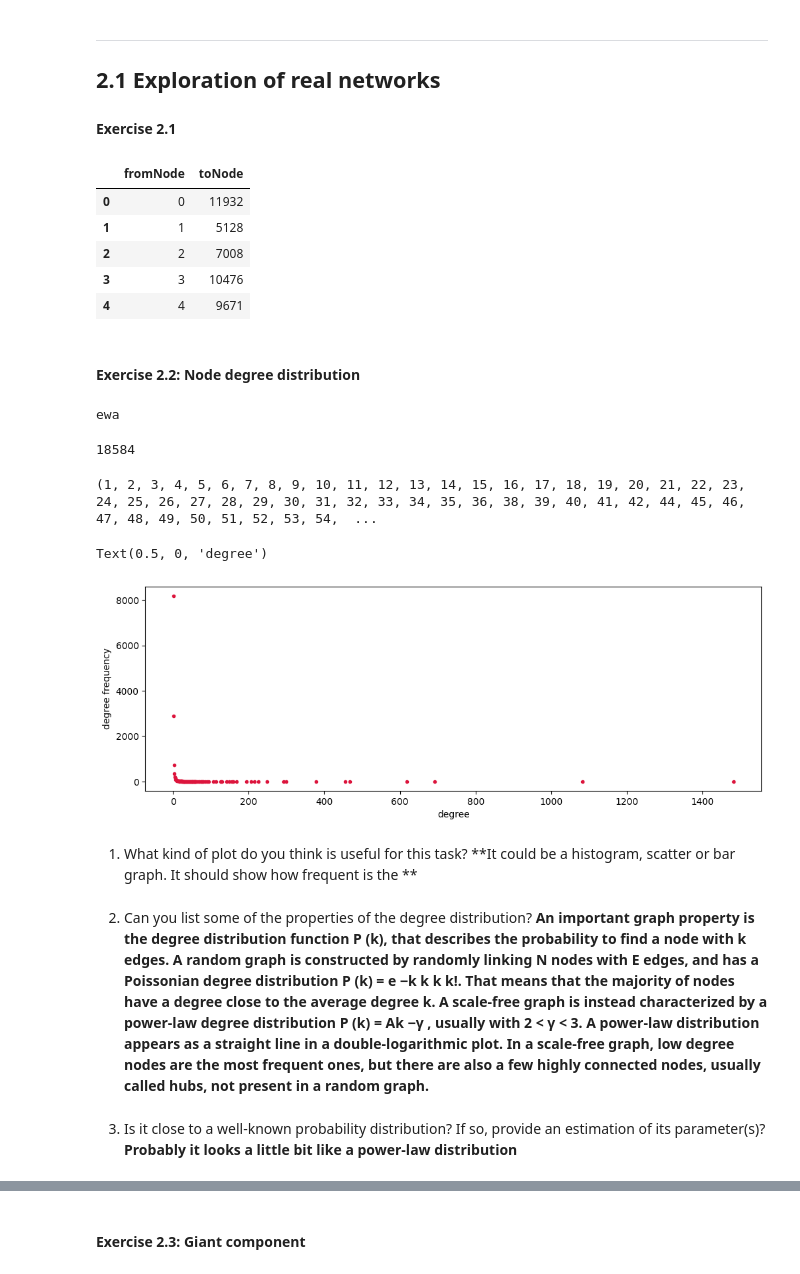
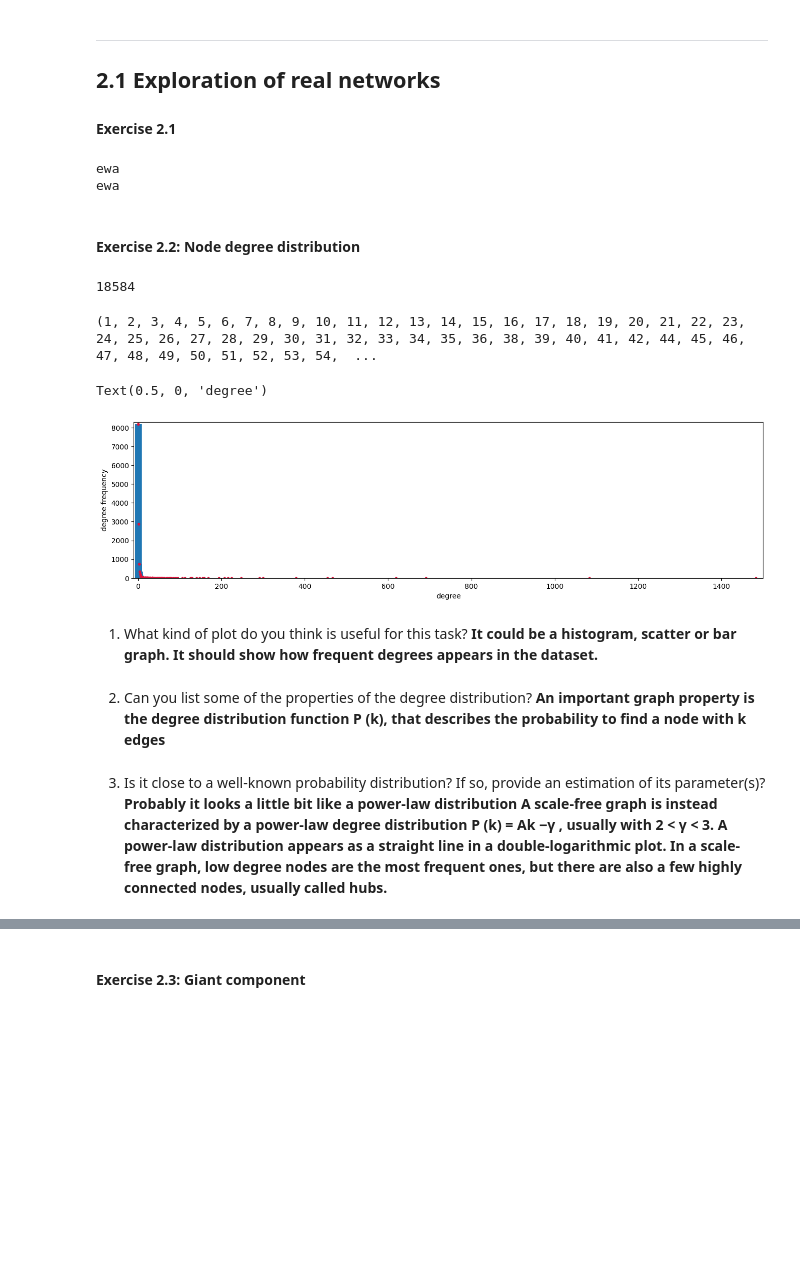
Before and after one commit to ewaMiazga/InternetAnalytics-2023, a Jupyter notebook: assignment/ix-lab2-notebook-part1.ipynb, the cells around one changed output, grey strips where cells are left out. Cells and saved outputs as stored; diff of their text form; code cells hidden in the pictures; blank space fills up the shorter version.

```diff
--- a/assignment/ix-lab2-notebook-part1.ipynb
+++ b/assignment/ix-lab2-notebook-part1.ipynb
@@ -27,26 +27,20 @@
 #### Exercise 2.1
 # %%
 import pandas as pd
-
+print("ewa")
 network1 = pd.read_csv('../data/network1.csv', comment = '#', header = None)
 network1.columns = ['fromNode', 'toNode']
 network1.head()
+print("ewa")
 # %% [output]
-|  | fromNode | toNode |
-| 0 | 0 | 11932 |
-| 1 | 1 | 5128 |
-| 2 | 2 | 7008 |
-| 3 | 3 | 10476 |
-| 4 | 4 | 9671 |
+ewa
+ewa
 # %% [markdown]
 #### Exercise 2.2:  Node degree distribution
 # %%
 import networkx as nx
 G = nx.Graph()
 G = nx.from_pandas_edgelist(network1, 'fromNode', 'toNode')
-print('ewa')
-# %% [output]
-ewa
 # %%
 num_edges = len(network1.index)
 print(num_edges)
@@ -58,32 +52,32 @@ num_nodes = G.number_of_nodes()
 # %%
 import matplotlib.pyplot as plt
 import collections
 
 degree_sequence = sorted((val for (node, val) in G.degree()), reverse=False)
 degreeCount = collections.Counter(degree_sequence)
 deg, cnt = zip(*degreeCount.items())
 print(deg, cnt)
 
-freq_cnt = collections.Counter(cnt)
-f_deg, f_cnt = zip(*freq_cnt.items())
-fig, ax = plt.subplots(ncols=1, figsize=(12, 4))
+fig, ax = plt.subplots(ncols=1, figsize=(16, 4))
 
-#heights = range(min(), max_height + 1)
-ax.scatter(f_deg , d_cnt, color='crimson', marker='.')
+ax.scatter(deg , cnt, color='crimson', marker='.', zorder=2)
+plt.axis([-10, 1500, 0, 8300])
+ax.bar(deg, cnt, width=15, zorder=1)
 ax.set_ylabel('degree frequency')
 ax.set_xlabel('degree')
 # %% [output]
 (1, 2, 3, 4, 5, 6, 7, 8, 9, 10, 11, 12, 13, 14, 15, 16, 17, 18, 19, 20, 21, 22, 23, 24, 25, 26, 27, 28, 29, 30, 31, 32, 33, 34, 35, 36, 38, 39, 40, 41, 42, 44, 45, 46, 47, 48, 49, 50, 51, 52, 53, 54,  ...
 Text(0.5, 0, 'degree')
-[figure, old version]
+[figure, new version]
 # %% [markdown]
 1. What kind of plot do you think is useful for this task?
-**It could be a histogram, scatter or bar graph. It should show how frequent is the  **
+**It could be a histogram, scatter or bar graph. It should show how frequent degrees appears in the dataset.**
+# %% [markdown]
+2. Can you list some of the properties of the degree distribution?
+**An important graph property is the degree distribution function P (k), that describes the probability to find a node with k edges**
 # %% [markdown]
-2. Can you list some of the properties of the degree distribution?
-**An important graph property is the degree distribution function P (k), that describes the probability to find a node with k edges. A random graph is constructed by randomly linking N nodes with E edges, and has a Poissonian degree distribution P (k) = e −k k k k!. That means that the majority of nodes have a degree close to the average degree k. A scale-free graph is instead characterized by a power-law degree distribution P (k) = Ak −γ , usually with 2 < γ < 3. A power-law distribution appears as a straight line in a double-logarithmic plot. In a scale-free graph, low degree nodes are the most frequent ones, but there are also a few highly connected nodes, usually called hubs, not present in a random graph.**
+3. Is it close to a well-known probability distribution? If so, provide an estimation of its
+parameter(s)?
+**Probably it looks a little bit like a power-law distribution**
+**A scale-free graph is instead characterized by a power-law degree distribution P (k) = Ak −γ , usually with 2 < γ < 3. A power-law distribution appears as a straight line in a double-logarithmic plot. In a scale-free graph, low degree nodes are the most frequent ones, but there are also a few highly connected nodes, usually called hubs.**
-# %% [markdown]
-3. Is it close to a well-known probability distribution? If so, provide an estimation of its
-parameter(s)?
-**Probably it looks a little bit like a power-law distribution**
 # %%
```
Also changed, not shown: parts of 7 cells of this notebook.
